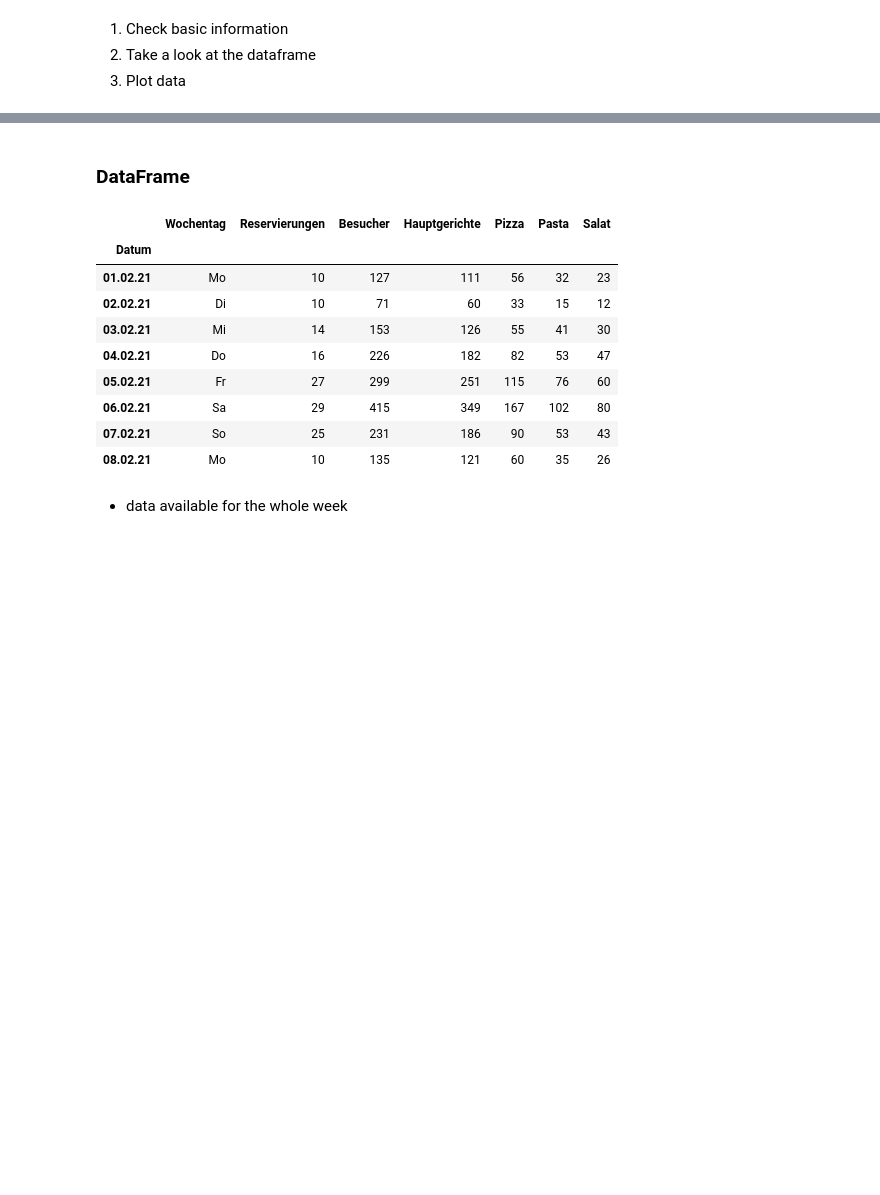
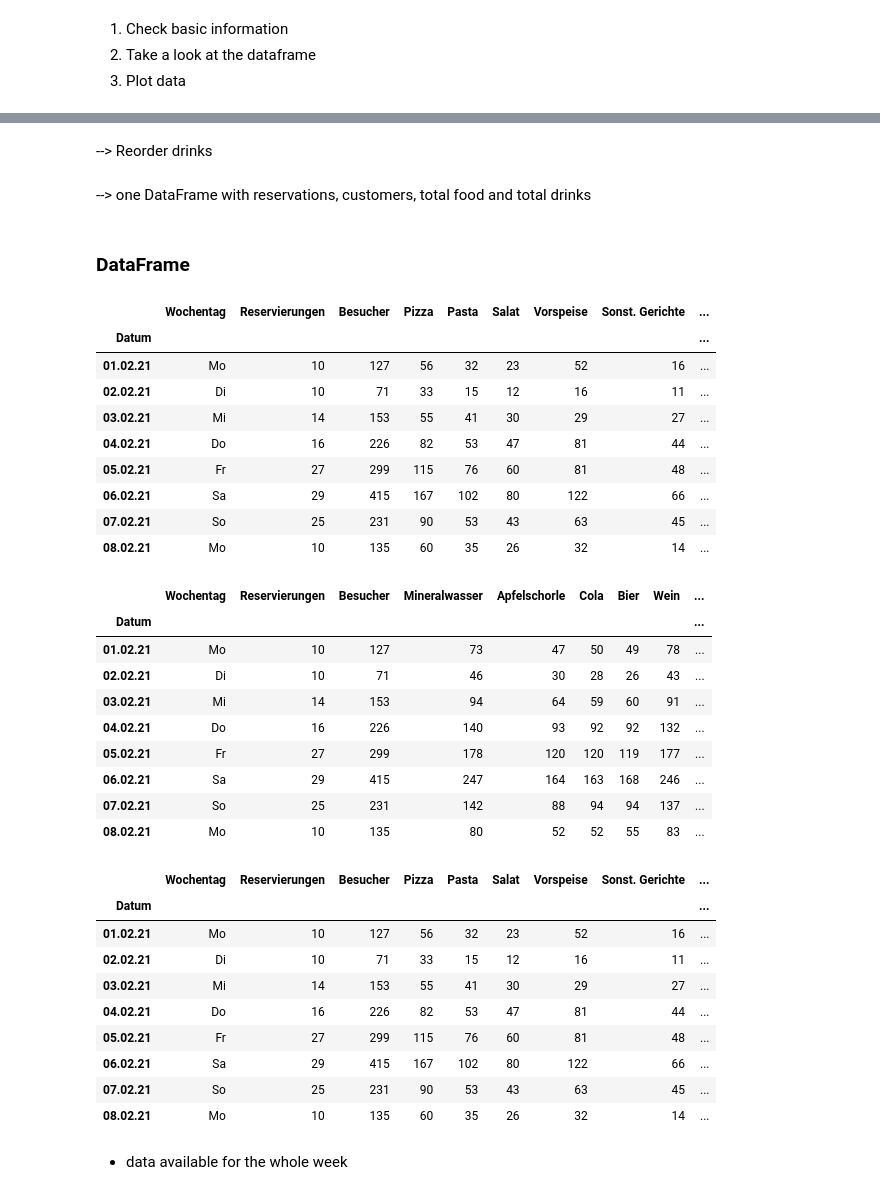
Before and after one commit to xjannis1x/master_ai, a Jupyter notebook: programming_in_python/exam/aufgabe2.ipynb, the cells around one changed output, grey strips where cells are left out. Cells and saved outputs as stored; diff of their text form; code cells hidden in the pictures; blank space fills up the shorter version.

```diff
--- a/programming_in_python/exam/aufgabe2.ipynb
+++ b/programming_in_python/exam/aufgabe2.ipynb
@@ -76,0 +99,3 @@ food = food.loc[:, ['Wochentag', 'Reservierungen', 'Besucher', 'Hauptgerichte',
+# %%
+food.rename(columns={'Sonstiges': 'Sonst. Gerichte'}, inplace=True)
+drinks.rename(columns={'Sonstiges': 'Sonst. Getränke'}, inplace=True)
@@ -77,18 +104,52 @@ food = food.loc[:, ['Wochentag', 'Reservierungen', 'Besucher', 'Hauptgerichte',
+# %%
+drinks['Nicht-Alkoholisch'] = drinks[['Mineralwasser', 'Apfelschorle', 'Cola']].sum(axis=1)
+drinks['Alkoholisch'] = drinks[['Bier', 'Wein']].sum(axis=1)
+# %% [markdown]
+--> Reorder drinks
+# %%
+drinks = drinks.loc[:, ['Wochentag', 'Reservierungen', 'Besucher', 'Mineralwasser', 'Apfelschorle', 'Cola', 'Bier', 'Wein', 'Sonst. Getränke', 'Nicht-Alkoholisch', 'Alkoholisch',  'Ges. Getränke']]
+# %% [markdown]
+--> one DataFrame with reservations, customers, total food and total drinks
+# %%
+food_n_drinks = food.join(drinks.drop(['Wochentag', 'Reservierungen', 'Besucher'], axis=1), how="left")
+food_n_drinks['Ges. Bestellungen'] = food_n_drinks['Ges. Gerichte'] + food_n_drinks['Ges. Getränke']
 # %% [markdown]
 ### DataFrame
 # %%
 display(food.head(8))
+display(drinks.head(8))
+display(food_n_drinks.head(8))
 # %% [output]
-|  | Wochentag | Reservierungen | Besucher | Hauptgerichte | Pizza | Pasta | Salat |
-| Datum |  |  |  |  |  |  |  |
-| 01.02.21 | Mo | 10 | 127 | 111 | 56 | 32 | 23 |
-| 02.02.21 | Di | 10 | 71 | 60 | 33 | 15 | 12 |
-| 03.02.21 | Mi | 14 | 153 | 126 | 55 | 41 | 30 |
-| 04.02.21 | Do | 16 | 226 | 182 | 82 | 53 | 47 |
-| 05.02.21 | Fr | 27 | 299 | 251 | 115 | 76 | 60 |
-| 06.02.21 | Sa | 29 | 415 | 349 | 167 | 102 | 80 |
-| 07.02.21 | So | 25 | 231 | 186 | 90 | 53 | 43 |
-| 08.02.21 | Mo | 10 | 135 | 121 | 60 | 35 | 26 |
+|  | Wochentag | Reservierungen | Besucher | Pizza | Pasta | Salat | Vorspeise | Sonst. Gerichte | ... |
+| Datum |  |  |  |  |  |  |  |  | ... |
+| 01.02.21 | Mo | 10 | 127 | 56 | 32 | 23 | 52 | 16 | ... |
+| 02.02.21 | Di | 10 | 71 | 33 | 15 | 12 | 16 | 11 | ... |
+| 03.02.21 | Mi | 14 | 153 | 55 | 41 | 30 | 29 | 27 | ... |
+| 04.02.21 | Do | 16 | 226 | 82 | 53 | 47 | 81 | 44 | ... |
+| 05.02.21 | Fr | 27 | 299 | 115 | 76 | 60 | 81 | 48 | ... |
+| 06.02.21 | Sa | 29 | 415 | 167 | 102 | 80 | 122 | 66 | ... |
+| 07.02.21 | So | 25 | 231 | 90 | 53 | 43 | 63 | 45 | ... |
+| 08.02.21 | Mo | 10 | 135 | 60 | 35 | 26 | 32 | 14 | ... |
+|  | Wochentag | Reservierungen | Besucher | Mineralwasser | Apfelschorle | Cola | Bier | Wein | ... |
+| Datum |  |  |  |  |  |  |  |  | ... |
+| 01.02.21 | Mo | 10 | 127 | 73 | 47 | 50 | 49 | 78 | ... |
+| 02.02.21 | Di | 10 | 71 | 46 | 30 | 28 | 26 | 43 | ... |
+| 03.02.21 | Mi | 14 | 153 | 94 | 64 | 59 | 60 | 91 | ... |
+| 04.02.21 | Do | 16 | 226 | 140 | 93 | 92 | 92 | 132 | ... |
+| 05.02.21 | Fr | 27 | 299 | 178 | 120 | 120 | 119 | 177 | ... |
+| 06.02.21 | Sa | 29 | 415 | 247 | 164 | 163 | 168 | 246 | ... |
+| 07.02.21 | So | 25 | 231 | 142 | 88 | 94 | 94 | 137 | ... |
+| 08.02.21 | Mo | 10 | 135 | 80 | 52 | 52 | 55 | 83 | ... |
+|  | Wochentag | Reservierungen | Besucher | Pizza | Pasta | Salat | Vorspeise | Sonst. Gerichte | ... |
+| Datum |  |  |  |  |  |  |  |  | ... |
+| 01.02.21 | Mo | 10 | 127 | 56 | 32 | 23 | 52 | 16 | ... |
+| 02.02.21 | Di | 10 | 71 | 33 | 15 | 12 | 16 | 11 | ... |
+| 03.02.21 | Mi | 14 | 153 | 55 | 41 | 30 | 29 | 27 | ... |
+| 04.02.21 | Do | 16 | 226 | 82 | 53 | 47 | 81 | 44 | ... |
+| 05.02.21 | Fr | 27 | 299 | 115 | 76 | 60 | 81 | 48 | ... |
+| 06.02.21 | Sa | 29 | 415 | 167 | 102 | 80 | 122 | 66 | ... |
+| 07.02.21 | So | 25 | 231 | 90 | 53 | 43 | 63 | 45 | ... |
+| 08.02.21 | Mo | 10 | 135 | 60 | 35 | 26 | 32 | 14 | ... |
 # %% [markdown]
 - data available for the whole week
 # %% [markdown]
```
Also changed, not shown: parts of 81 cells of this notebook.
